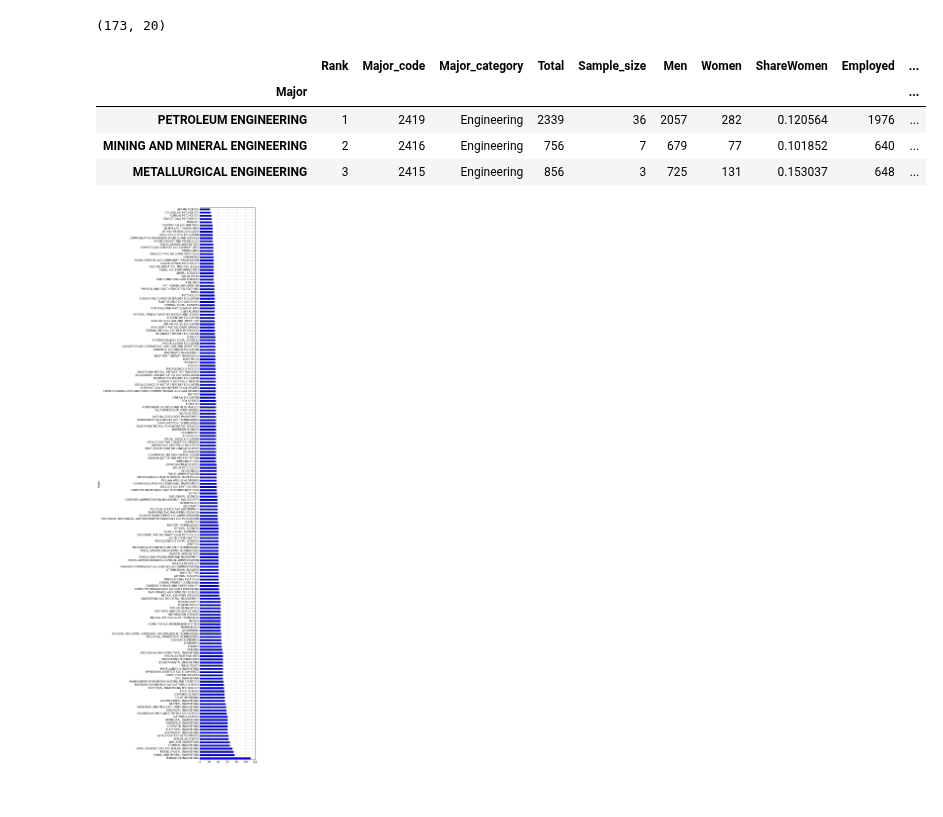
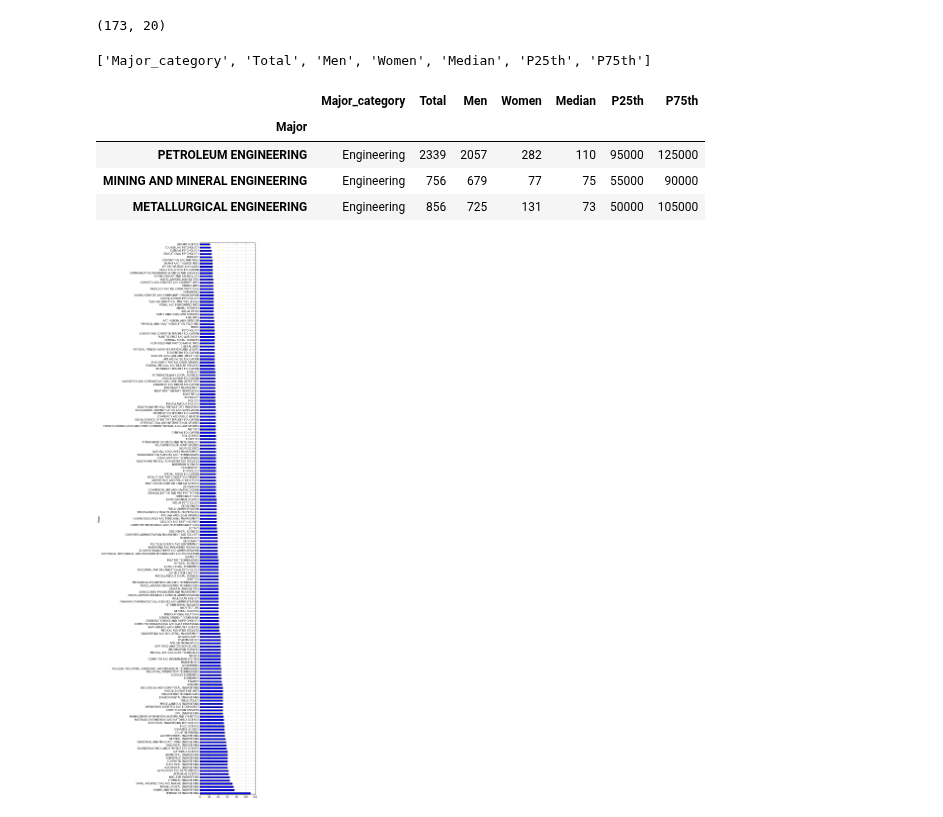
Before and after one commit to DaveBackus/Data_Bootcamp, a Jupyter notebook: Code/IPython/bootcamp_examples.ipynb, the cells around one changed output. Cells and saved outputs as stored; diff of their text form; code cells hidden in the pictures.

```diff
--- a/Code/IPython/bootcamp_examples.ipynb
+++ b/Code/IPython/bootcamp_examples.ipynb
@@ -489,14 +541,19 @@ df538['Median'] = df538['Median']/1000
 df538.shape
 # %% [output]
 (173, 20)
+# %%
+df538 = df538[[2,3,5,6,14,15,16]]
+list(df538)
+# %% [output]
+['Major_category', 'Total', 'Men', 'Women', 'Median', 'P25th', 'P75th']
 # %%
-df538.head(3)[list(range(11))]
+df538.head(3)
 # %% [output]
-|  | Rank | Major_code | Major_category | Total | Sample_size | Men | Women | ShareWomen | Employed | ... |
-| Major |  |  |  |  |  |  |  |  |  | ... |
-| PETROLEUM ENGINEERING | 1 | 2419 | Engineering | 2339 | 36 | 2057 | 282 | 0.120564 | 1976 | ... |
-| MINING AND MINERAL ENGINEERING | 2 | 2416 | Engineering | 756 | 7 | 679 | 77 | 0.101852 | 640 | ... |
-| METALLURGICAL ENGINEERING | 3 | 2415 | Engineering | 856 | 3 | 725 | 131 | 0.153037 | 648 | ... |
+|  | Major_category | Total | Men | Women | Median | P25th | P75th |
+| Major |  |  |  |  |  |  |  |
+| PETROLEUM ENGINEERING | Engineering | 2339 | 2057 | 282 | 110 | 95000 | 125000 |
+| MINING AND MINERAL ENGINEERING | Engineering | 756 | 679 | 77 | 75 | 55000 | 90000 |
+| METALLURGICAL ENGINEERING | Engineering | 856 | 725 | 131 | 73 | 50000 | 105000 |
 # %%
 ax = df538['Median'].plot(kind='barh', figsize=(4, 40), grid=True)
 # %% [output]
```
Also changed, not shown: parts of 16 cells of this notebook, 8 other files.
